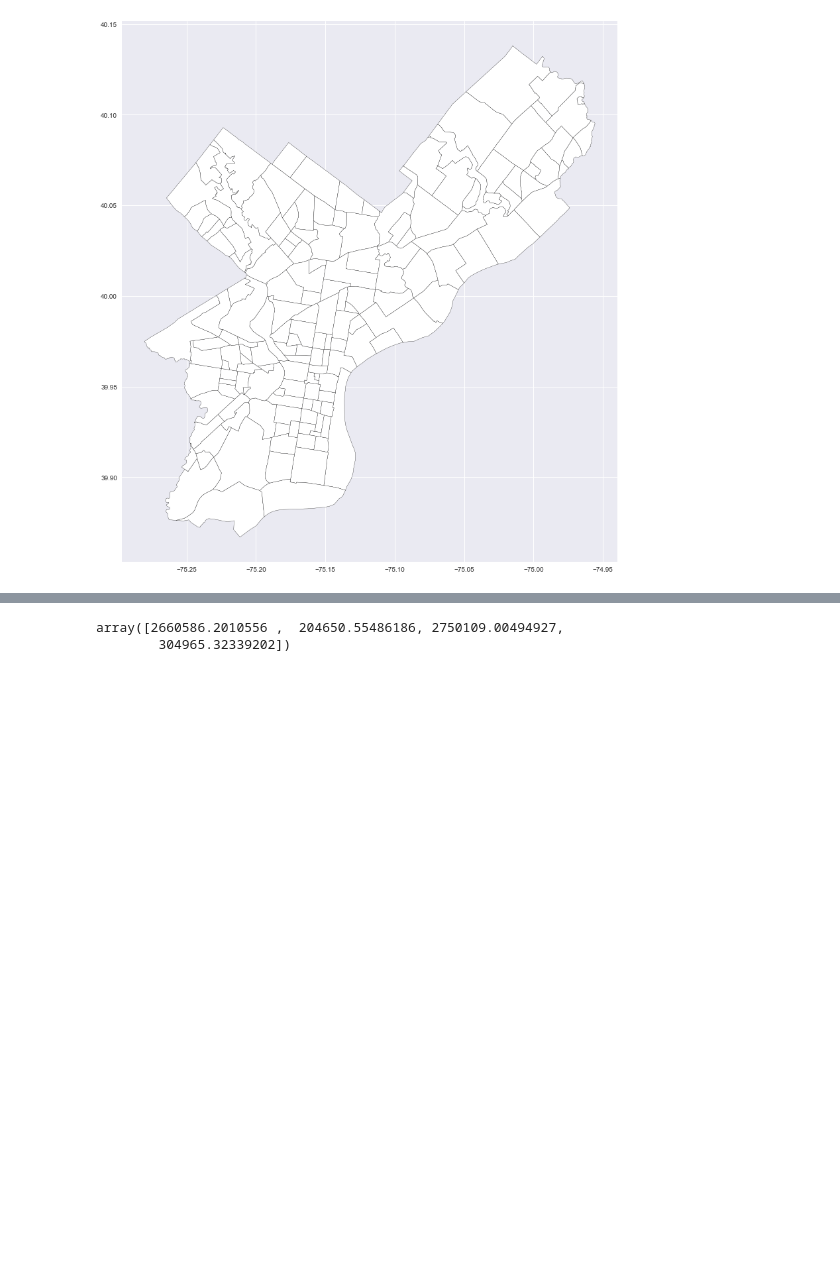
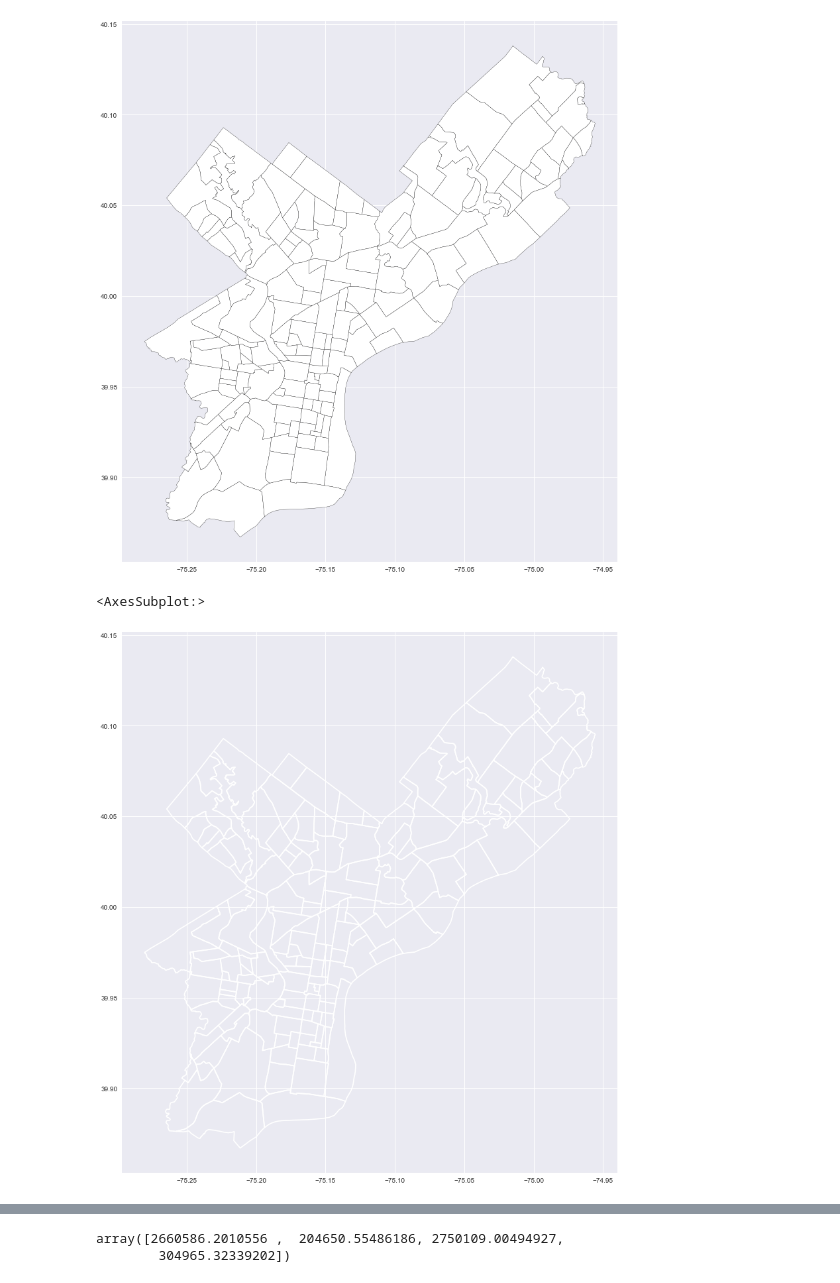
Before and after one commit to Pball01/vacant_lot, a Jupyter notebook: data_explore.ipynb, the cells around one changed output, grey strips where cells are left out. Saved outputs shown, nothing was run; the diff lists cells and outputs as text; code cells hidden in the pictures; blank space fills up the shorter version.

```diff
--- a/data_explore.ipynb
+++ b/data_explore.ipynb
@@ -77,3 +86,9 @@ street_map.to_crs(epsg = 4326).plot(ax = ax, color = "white", edgecolor='black')
 # %% [output]
 <AxesSubplot:>
 [figure]
+# %%
+fig,ax = plt.subplots(figsize =(15,15))
+street_map.to_crs(epsg = 4326).boundary.plot(ax = ax)# plotting only boundary
+# %% [output]
+<AxesSubplot:>
+[figure, added]
```
Also changed, not shown: parts of 16 cells of this notebook.
